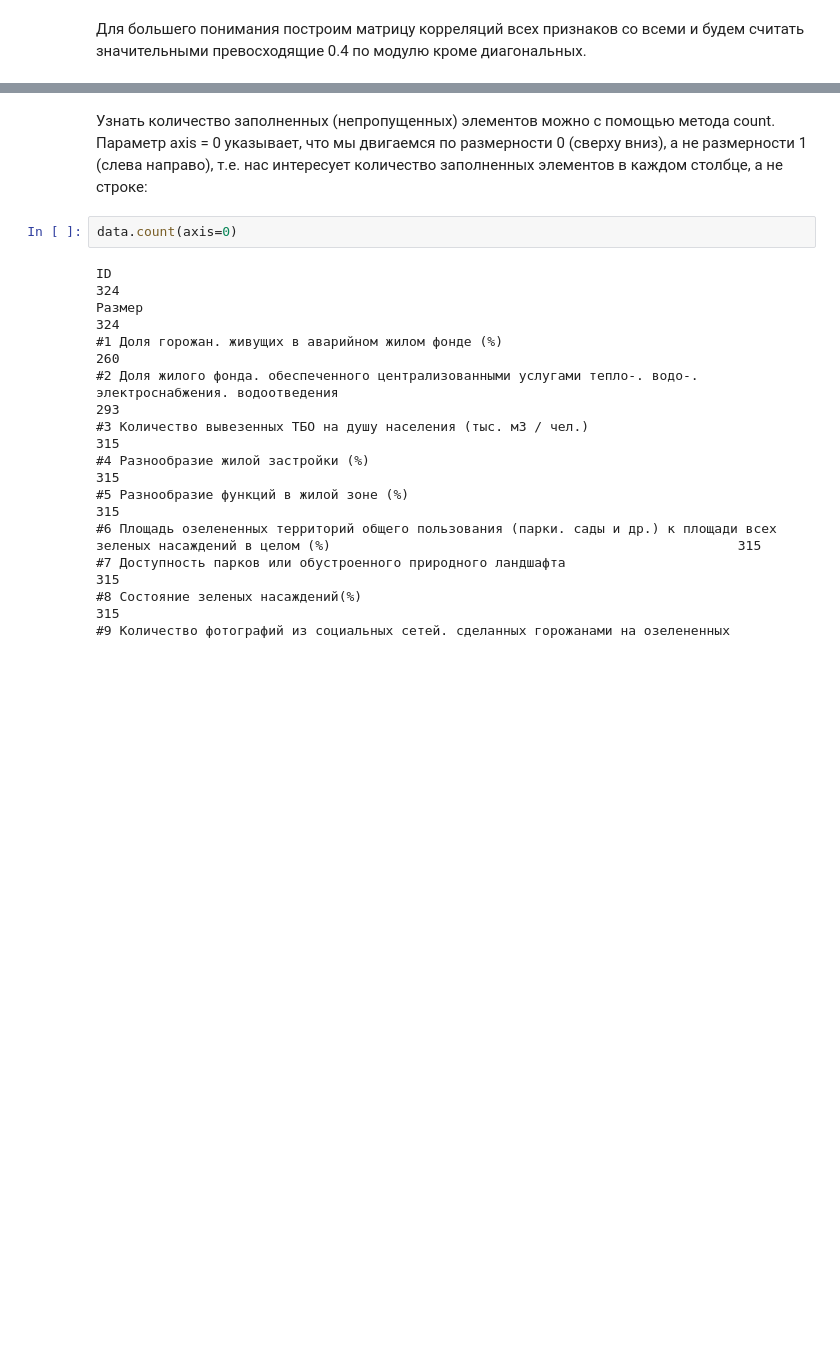
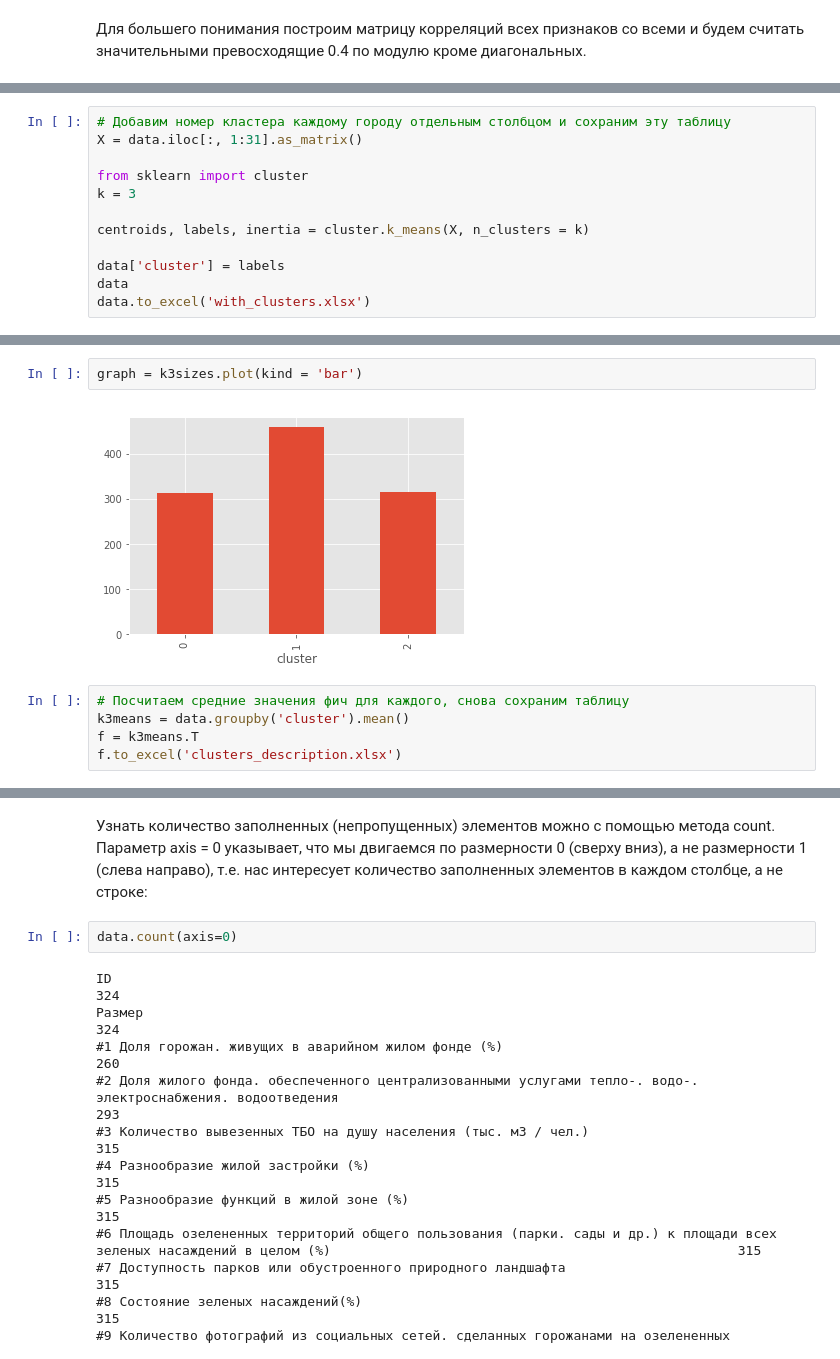
Before and after one commit to ksshchk/strelka, a Jupyter notebook: index_cities.ipynb, the cells around one changed output, grey strips where cells are left out. Cells and saved outputs as stored; diff of their text form; blank space fills up the shorter version.

```diff
--- a/index_cities.ipynb
+++ b/index_cities.ipynb
@@ -74,0 +83,12 @@ data.iloc[:, 1:60].corr()
+# %%
+# Добавим номер кластера каждому городу отдельным столбцом и сохраним эту таблицу
+X = data.iloc[:, 1:31].as_matrix()
+
+from sklearn import cluster
+k = 3
+
+centroids, labels, inertia = cluster.k_means(X, n_clusters = k)
+
+data['cluster'] = labels
+data
+data.to_excel('with_clusters.xlsx')
@@ -74,0 +105,9 @@ data.iloc[:, 1:60].corr()
+# %%
+graph = k3sizes.plot(kind = 'bar')
+# %% [output]
+[figure, added]
+# %%
+# Посчитаем средние значения фич для каждого, снова сохраним таблицу
+k3means = data.groupby('cluster').mean()
+f = k3means.T
+f.to_excel('clusters_description.xlsx')
```
Also changed, not shown: parts of 17 cells of this notebook.
